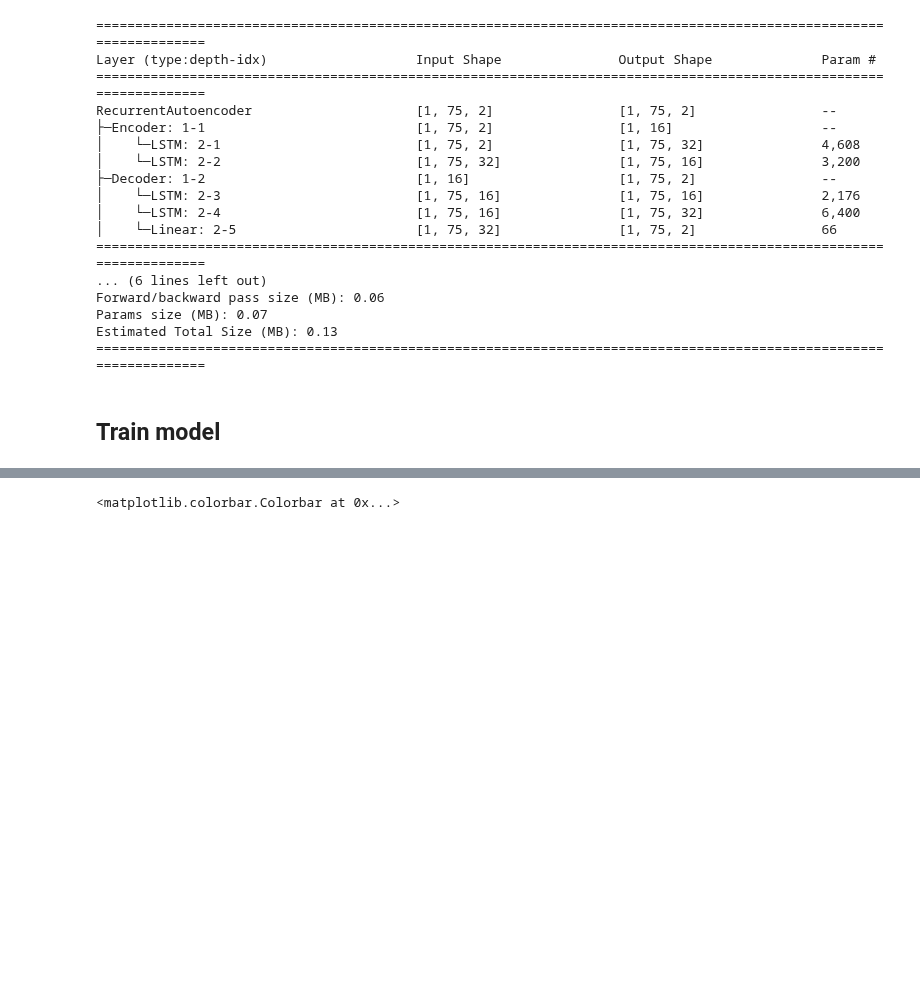
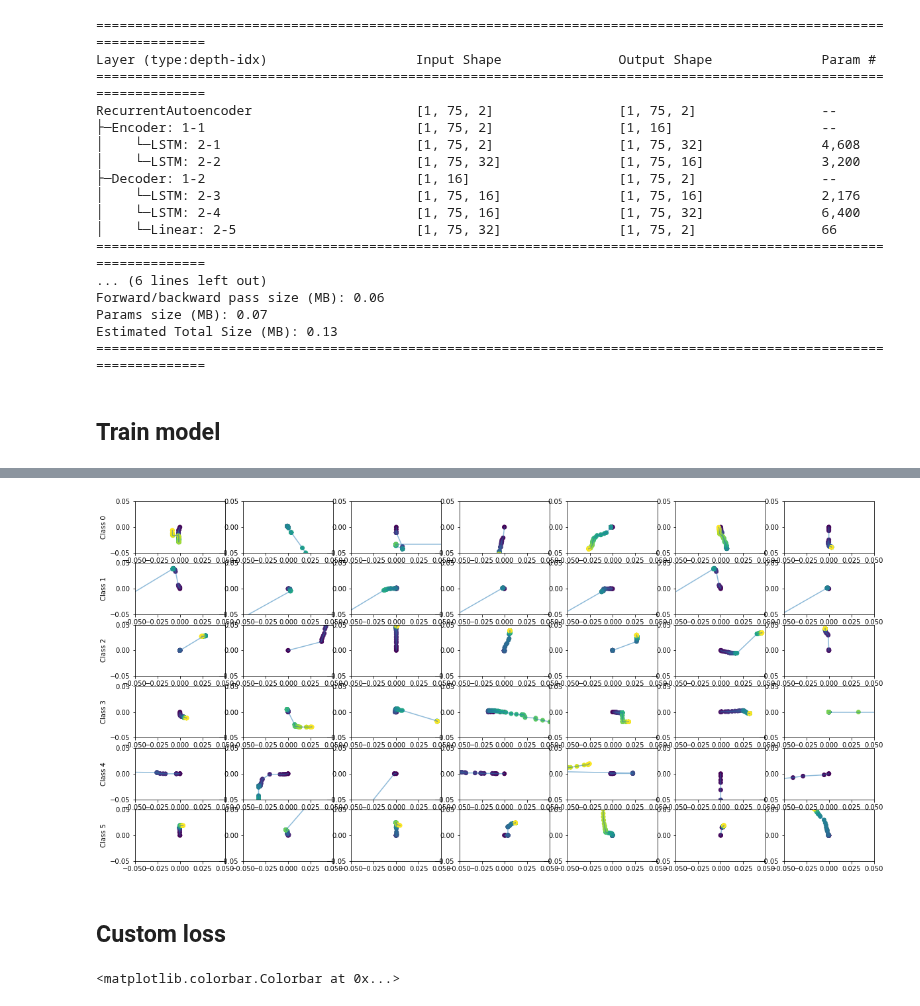
Before and after one commit to NevVerVer/Neuromatch_2022_EcoG_movements, a Jupyter notebook: models/lstm_model_training.ipynb, the cells around one changed output, grey strips where cells are left out. Drawn from its saved outputs; the diff is of its cells as text; code cells hidden in the pictures; blank space fills up the shorter version.

```diff
--- a/models/lstm_model_training.ipynb
+++ b/models/lstm_model_training.ipynb
@@ -290,0 +267,5 @@ plt.show()
+# %%
+n_clusters = 2
+kmeans = KMeans(n_clusters=n_clusters)
+Y_TSNE = kmeans.fit_predict(X_TSNE)
+plt.scatter(X_TSNE[:, 0], X_TSNE[:, 1], c = Y_TSNE)
@@ -290,0 +331,4 @@ plt.show()
+# %%
+kmeans = KMeans(n_clusters=6)
+Y_PCA = kmeans.fit_predict(X_PCA)
+plt.scatter(X_PCA[:, 0], X_PCA[:, 1], c = Y_PCA)
@@ -291,3 +367,32 @@ plt.show()
+# %%
+n_plot = 7
+n_clust = 6
+plt.figure(figsize=(20, 10))
+
+def plot_reaches_(x, y, duration=0):
+    plt.plot(x, y, '-', alpha = 0.5)
+    plt.scatter(x, y, c=np.arange(75))
+    if duration != 0:
+        plt.scatter(x[duration], y[duration], c = "r")
+    plt.xlim(-0.05, 0.05)
+    plt.ylim(-0.05, 0.05)
+
+n = 0
+for k in range(n_clust):
+    k_data = X_train.to('cpu')[Y_PCA == k]
+    for i in range(n_plot):
+        idx = torch.randint(len(k_data), size=())
+        k_data_ex = k_data[idx]
+        plt.subplot(n_clust, n_plot, n + 1)
+        plot_reaches_(k_data_ex[0, :], k_data_ex[1, :])
+        if i == 0:
+            plt.ylabel(f'Class {k}')
+        n += 1
+plt.show()
+# %% [output]
+[figure, added]
+# %% [markdown]
+## Custom loss
 # %%
 plt.imshow(torch.cdist(data_.double(), rae_recon.T.double()))
 plt.colorbar()
```
Also changed, not shown: parts of 11 cells of this notebook, 1 other file.
